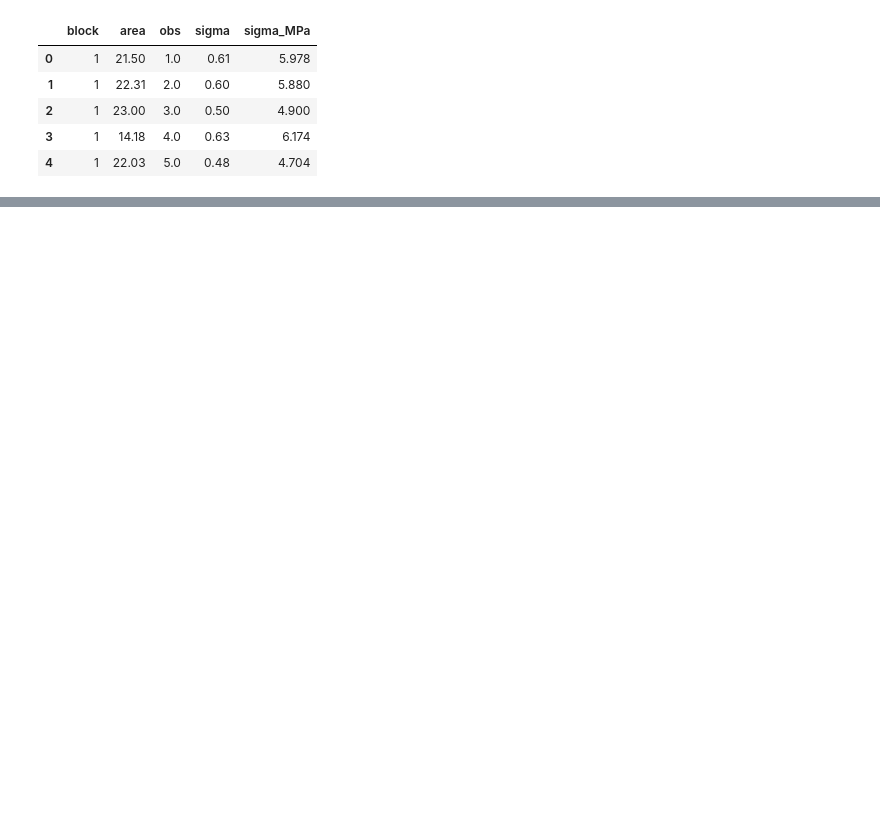
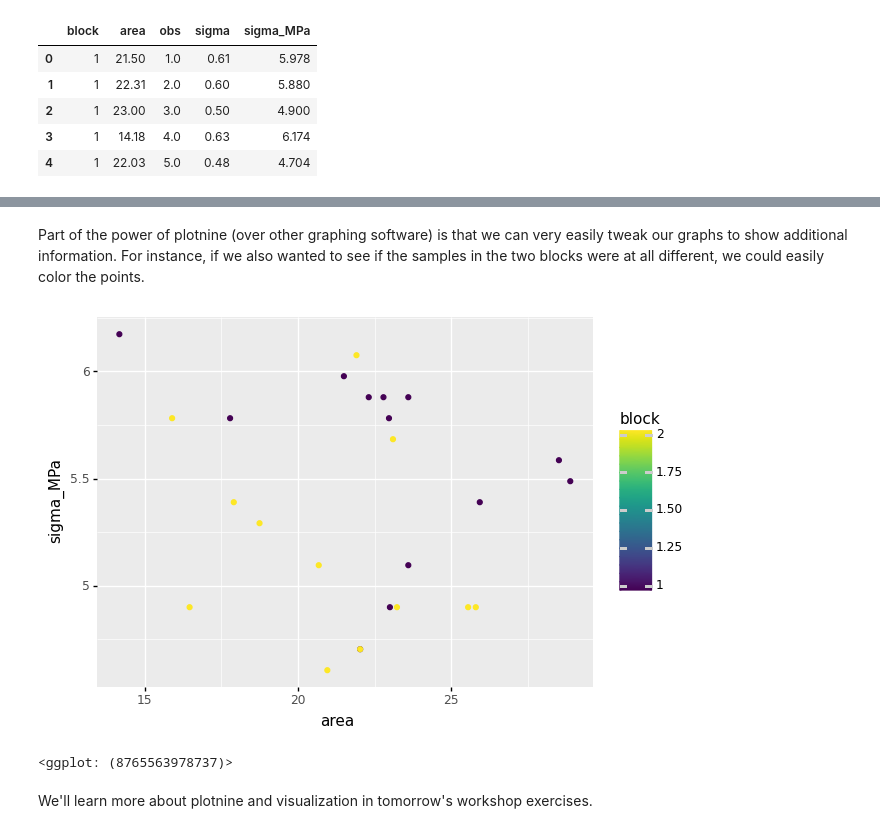
Before and after one commit to zdelrosario/mi101, a Jupyter notebook: _sources/notebooks/02_tidy_solution.ipynb, the cells around one changed output, grey strips where cells are left out. Cells and saved outputs as stored; diff of their text form; code cells hidden in the pictures; blank space fills up the shorter version.

```diff
--- a/_sources/notebooks/02_tidy_solution.ipynb
+++ b/_sources/notebooks/02_tidy_solution.ipynb
@@ -244,0 +410,15 @@ df_q3.head()
+# %% [markdown]
+Part of the power of plotnine (over other graphing software) is that we can very easily tweak our graphs to show additional information. For instance, if we also wanted to see if the samples in the two blocks were at all different, we could easily color the points.
+# %%
+## NOTE: No need to edit
+(
+    df_converted
+    >> pt.ggplot(pt.aes("area", "sigma_MPa"))
+#     + pt.geom_point() # Original
+    + pt.geom_point(pt.aes(color="block")) # Modified for color
+)
+# %% [output]
+[figure, added]
+<ggplot: (8765563978737)>
+# %% [markdown]
+We'll learn more about plotnine and visualization in tomorrow's workshop exercises.
```
Also changed, not shown: parts of 36 cells of this notebook, 25 other files.
